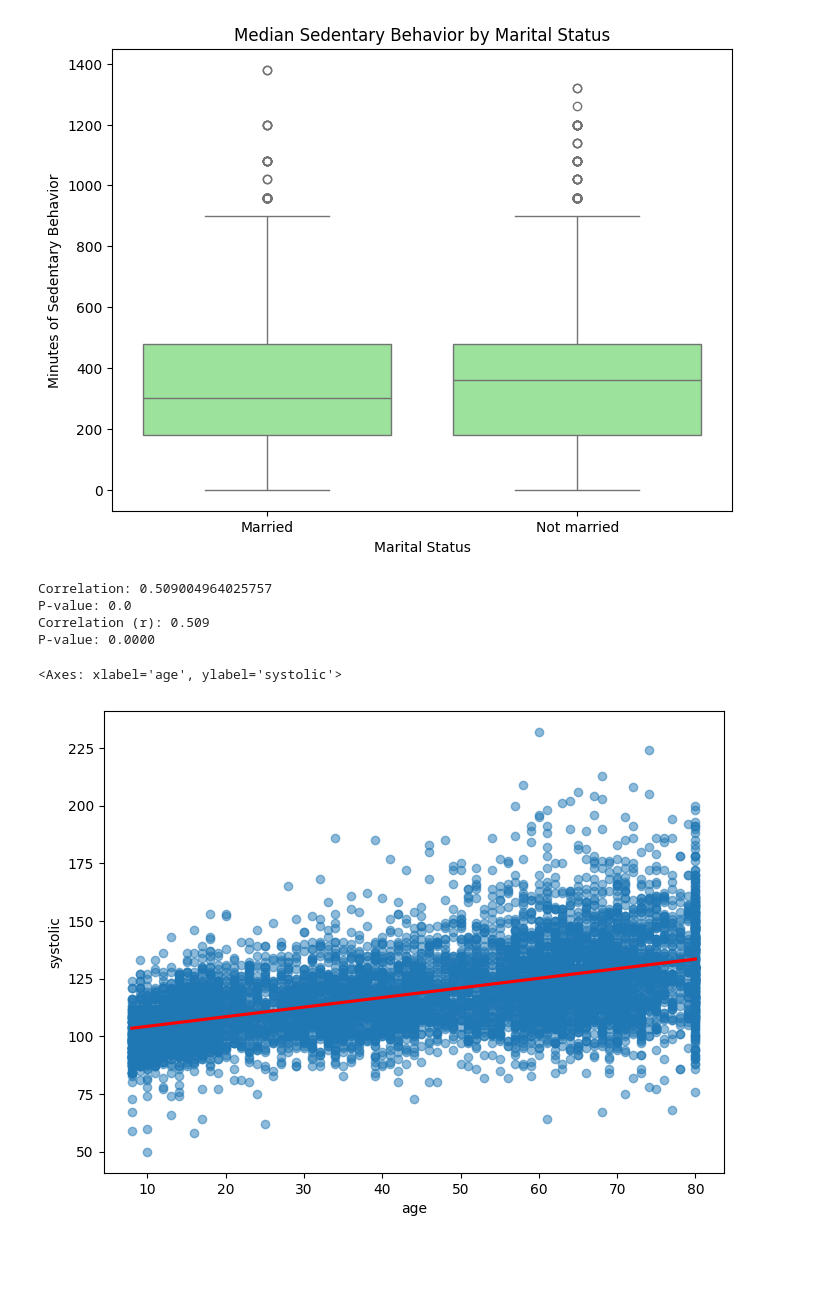
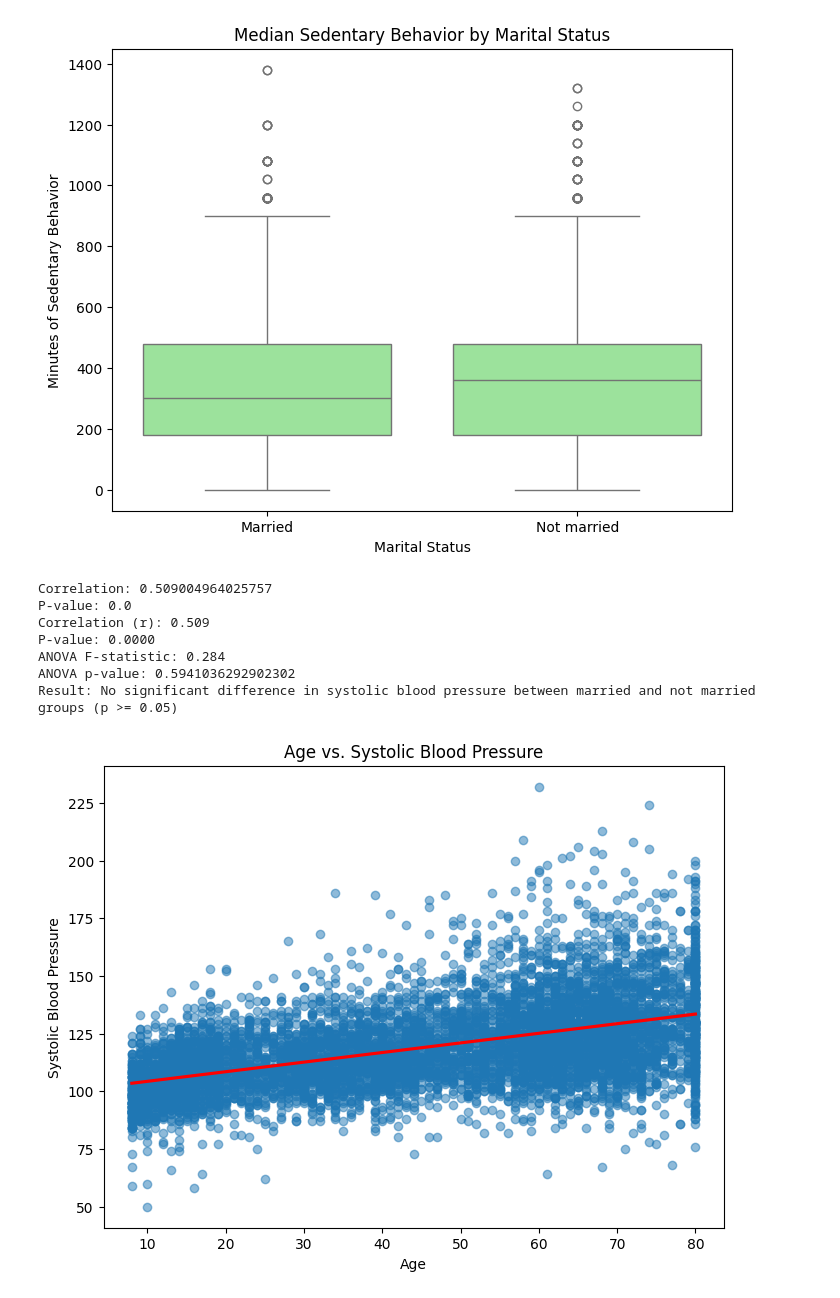
Before and after one commit to breannahardy/nhanes_inferential_2021_23, a Jupyter notebook: nhanes_inferential_2021_23.ipynb, the cells around one changed output. Cells and saved outputs as stored; diff of their text form; code cells hidden in the pictures; blank space fills up the shorter version.

```diff
--- a/nhanes_inferential_2021_23.ipynb
+++ b/nhanes_inferential_2021_23.ipynb
@@ -101,7 +101,7 @@ data['sedentary'].describe()
 dtype: float64
 # %%
 # Recode Martial Status
-df['married'] = df['DMDMARTZ'].replace({
+data['married'] = data['DMDMARTZ'].replace({
     1: 'Married',          # Married
     2: 'Not married',      # Widowed/Divorced/Separated
     3: 'Not married',      # Never married
@@ -111,7 +111,7 @@ df['married'] = df['DMDMARTZ'].replace({
     '.': np.nan            # Missing
 })
 # Check results
-df['married'].value_counts(dropna=False)
+data['married'].value_counts(dropna=False)
 # %% [output]
 |  | count |
 | married |  |
@@ -121,7 +121,7 @@ df['married'].value_counts(dropna=False)
 dtype: int64
 # %%
 # Recode Education Level
-df['education'] = df['DMDEDUC2'].replace({
+data['education'] = data['DMDEDUC2'].replace({
     1: 'Less than bachelor',
     2: 'Less than bachelor',
     3: 'Less than bachelor',
@@ -131,7 +131,7 @@ df['education'] = df['DMDEDUC2'].replace({
     9: np.nan
 })
 # Check results
-df['education'].value_counts(dropna=False)
+data['education'].value_counts(dropna=False)
 # %% [output]
 |  | count |
 | education |  |
@@ -303,31 +305,64 @@ Result: Significant difference in sedentary behavior between groups (p < 0.05)
 [figure]
 # %%
 # Q3. How do age and marital status affect systolic blood pressure?
-# Age vs Systolic Blood Pressure
+# Age vs Systolic Blood Pressure: Clean Data
 data['systolic'] = pd.to_numeric(data['BPXOSY3'], errors='coerce')
 data['age'] = pd.to_numeric(data['RIDAGEYR'], errors='coerce')
 
-# Correlation
+# Correlation Age to Systolic
 
 df_corr = data[['age', 'systolic']].dropna()
 
 corr, p = pearsonr(df_corr['age'], df_corr['systolic'])
 
 print("Correlation:", corr)
 print("P-value:", p)
 
+print(f"Correlation (r): {corr:.3f}")
+print(f"P-value: {p:.4f}")
+
+#Results
+
+data['married'].value_counts(dropna=False)
 
 
-print(f"Correlation (r): {corr:.3f}")
-print(f"P-value: {p:.4f}")
+# ANOVA
+
+# Include 'married' column in df_anova
+df_anova = data[['age', 'systolic', 'married']].dropna()
+
+# Separate groups for ANOVA
+married_bp = df_anova[df_anova['married'] == 'Married']['systolic']
+not_married_bp = df_anova[df_anova['married'] == 'Not married']['systolic']
+
+# Perform ANOVA test
+if not married_bp.empty and not not_married_bp.empty:
+    anova_result = f_oneway(married_bp, not_married_bp) # FIX: perform ANOVA
+    print("ANOVA F-statistic: {:.3f}".format(anova_result.statistic))
+    print("ANOVA p-value:", anova_result.pvalue)
+    if anova_result.pvalue < 0.05:
+        print("Result: Significant difference in systolic blood pressure between married and not married groups (p < 0.05)")
+    else:
+        print("Result: No significant difference in systolic blood pressure between married and not married groups (p >= 0.05)")
+else:
+    print("Not enough data in one or both marital status groups to perform ANOVA.")
+
 
 # Scatter Plot w/ Regression Line
 plt.figure(figsize=(8, 6))
 sns.regplot(x='age', y='systolic', data=df_corr, scatter_kws={'alpha': 0.5}, line_kws={'color': 'red'})
+plt.title("Age vs. Systolic Blood Pressure")
+plt.xlabel("Age")
+plt.ylabel("Systolic Blood Pressure")
+plt.show() # Added plt.show() for explicit plot display
+
+### Interpretation: A moderate positive correlation was found between age and systolic blood pressure (r = 0.509, p < 0.001), meaning systolic BP increases with age. The ANOVA showed no significant difference in systolic BP by marital status (F = 0.284, p = 0.594). Overall, age affects systolic BP, but marital status does not.
 # %% [output]
 Correlation: 0.509004964025757
 P-value: 0.0
 Correlation (r): 0.509
 P-value: 0.0000
+ANOVA F-statistic: 0.284
+ANOVA p-value: 0.5941036292902302
+Result: No significant difference in systolic blood pressure between married and not married groups (p >= 0.05)
-<Axes: xlabel='age', ylabel='systolic'>
-[figure, old version]
+[figure, new version]
```
Also changed, not shown: parts of 4 cells of this notebook.
